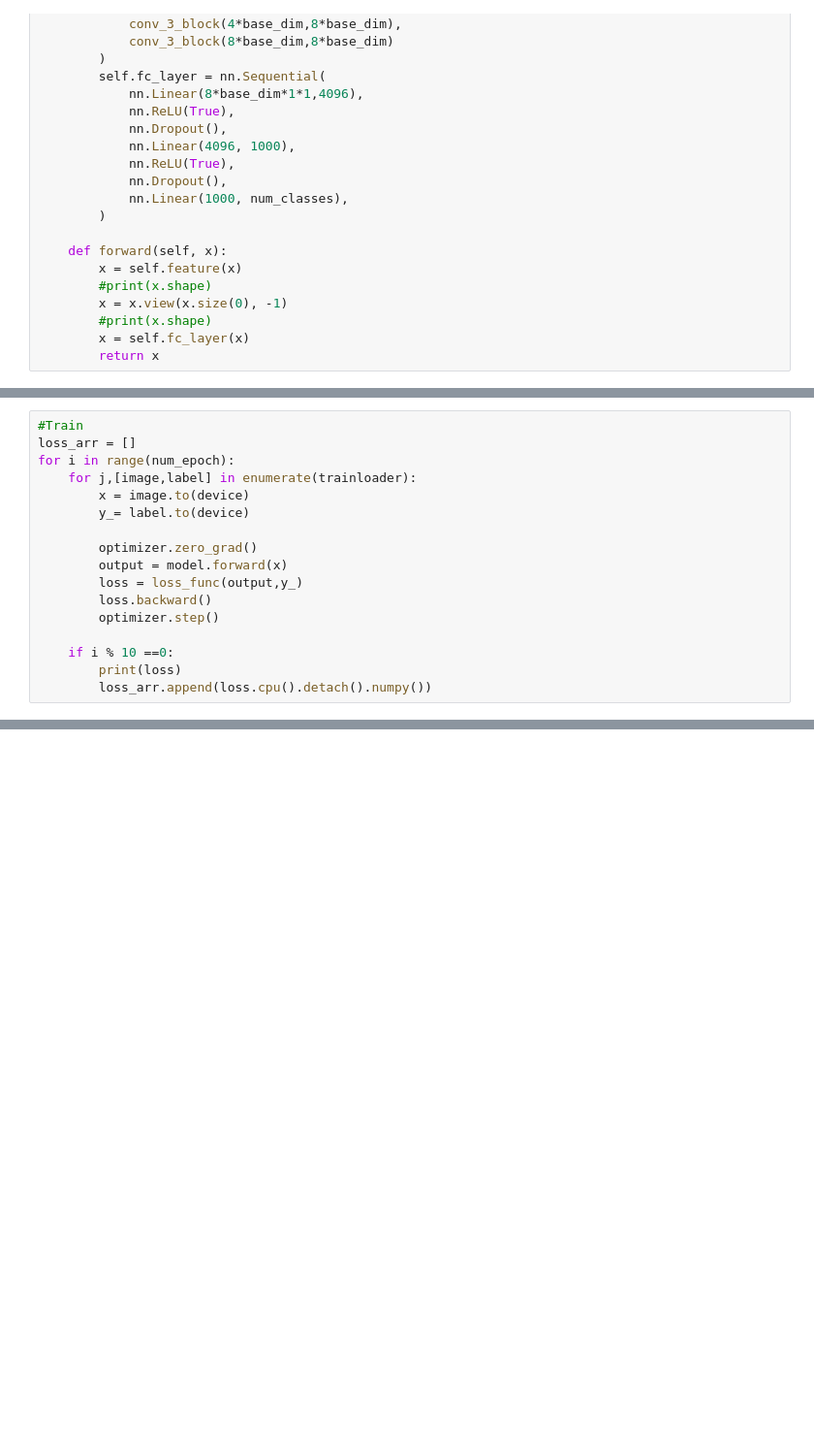
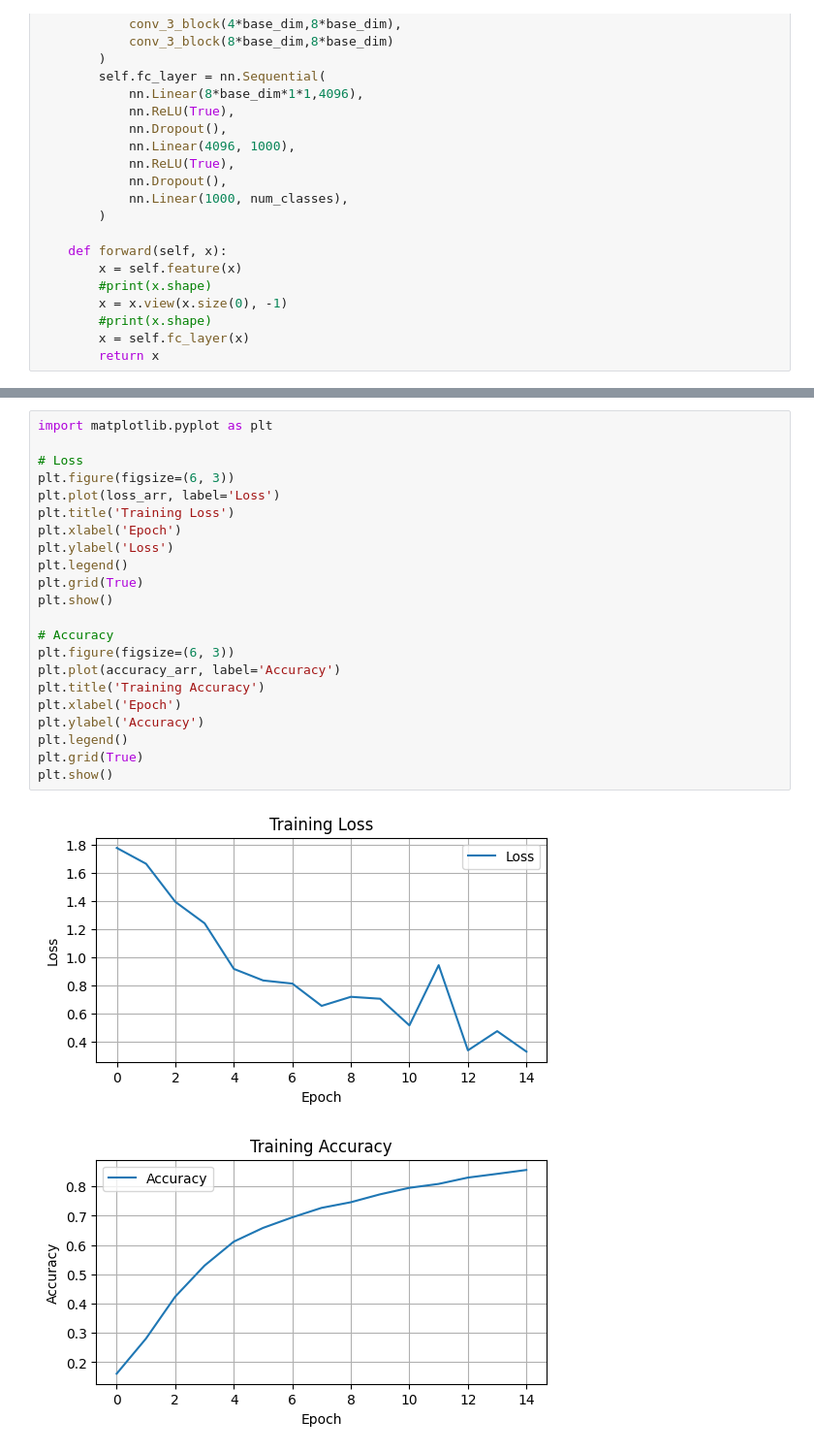
Before and after one commit to hanleju/Classification_Model, a Jupyter notebook: VGGNet.ipynb, the cells around one changed output, grey strips where cells are left out. Shown: that part at 97% size. Drawn from its saved outputs; the diff is of its cells as text; blank space fills up the shorter version.

```diff
--- a/VGGNet.ipynb
+++ b/VGGNet.ipynb
@@ -134,17 +149,0 @@ deer  car   dog   dog   horse ship  bird  truck cat   horse bird  truck horse ho
-# %%
-#Train
-loss_arr = []
-for i in range(num_epoch):
-    for j,[image,label] in enumerate(trainloader):
-        x = image.to(device)
-        y_= label.to(device)
-
-        optimizer.zero_grad()
-        output = model.forward(x)
-        loss = loss_func(output,y_)
-        loss.backward()
-        optimizer.step()
-
-    if i % 10 ==0:
-        print(loss)
-        loss_arr.append(loss.cpu().detach().numpy())
@@ -150,0 +219,25 @@ for i in range(num_epoch):
+# %%
+import matplotlib.pyplot as plt
+
+# Loss
+plt.figure(figsize=(6, 3))
+plt.plot(loss_arr, label='Loss')
+plt.title('Training Loss')
+plt.xlabel('Epoch')
+plt.ylabel('Loss')
+plt.legend()
+plt.grid(True)
+plt.show()
+
+# Accuracy
+plt.figure(figsize=(6, 3))
+plt.plot(accuracy_arr, label='Accuracy')
+plt.title('Training Accuracy')
+plt.xlabel('Epoch')
+plt.ylabel('Accuracy')
+plt.legend()
+plt.grid(True)
+plt.show()
+# %% [output]
+[figure, added]
+[figure, added]
```
Also changed, not shown: parts of 8 cells of this notebook, 5 other files.
